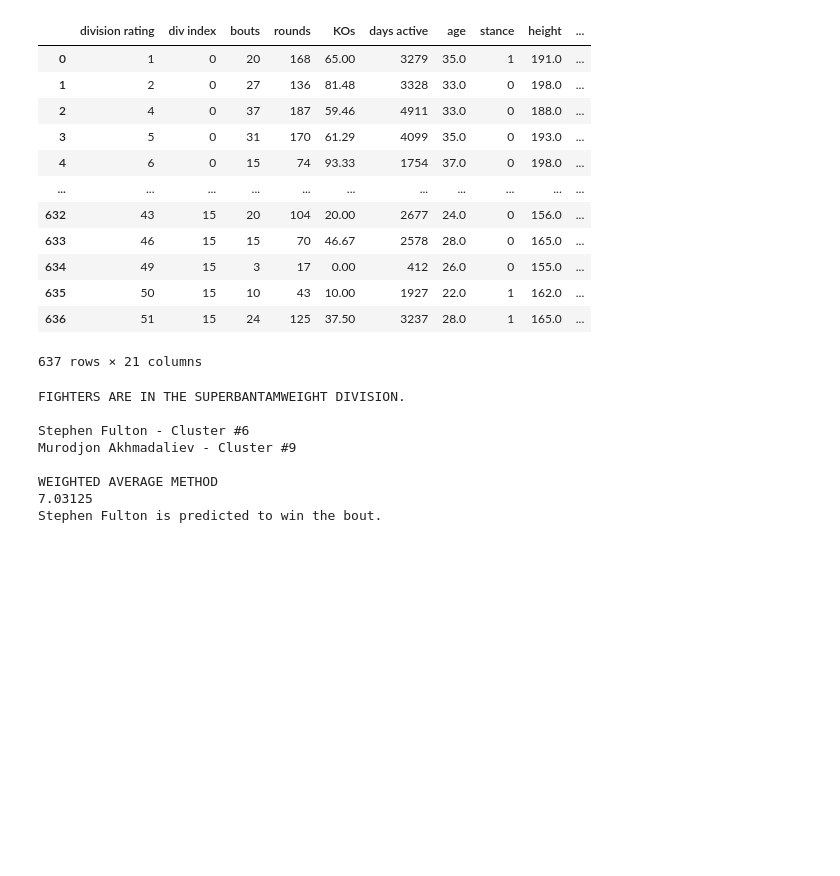
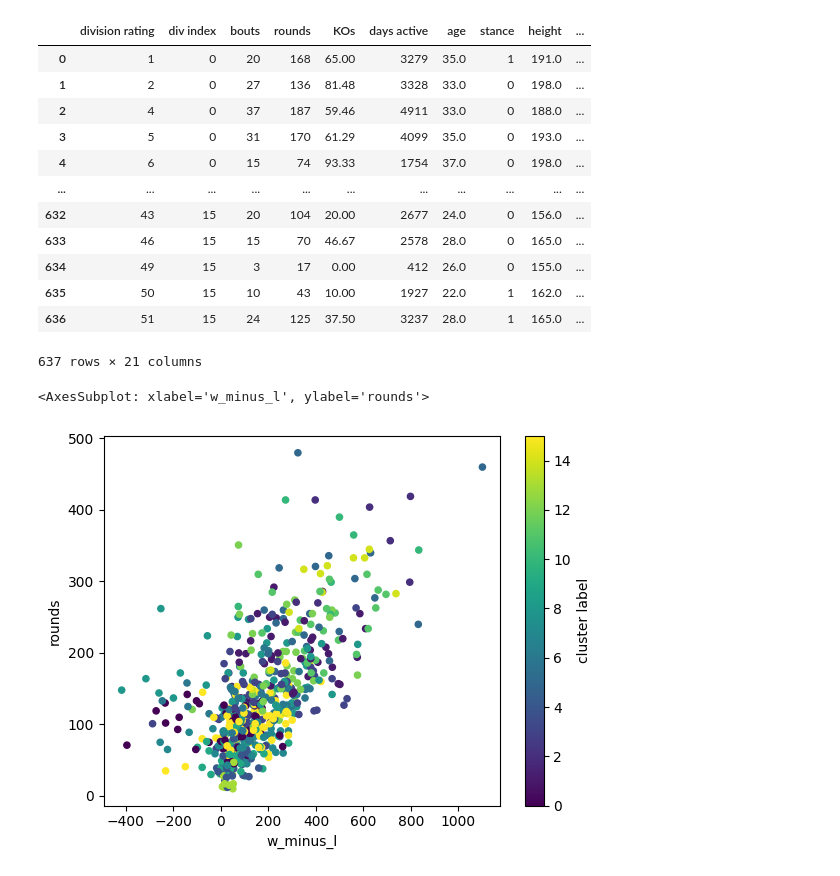
Before and after one commit to smbalf/boxrec-analysis, a Jupyter notebook: main_analysis.ipynb, the cells around one changed output. Saved outputs shown, nothing was run; the diff lists cells and outputs as text; code cells hidden in the pictures; blank space fills up the shorter version.

```diff
--- a/main_analysis.ipynb
+++ b/main_analysis.ipynb
@@ -63,14 +75,3 @@ average_by_division
-# %%
-plt.figure(figsize=(16, 8), dpi=120)
-
-for x in average_by_division:
-    plt.plot(average_by_division[x], label=x)
-
-plt.title('Average of column values by Division')
-plt.xlabel('div index - 0=heavyweight, 15=minimumweight')
-plt.ylabel('Average value')
-plt.legend()
-plt.show()
 # %%
 fig, ax = plt.subplots()
 
@@ -362,3 +469,8 @@ clustered_df['cluster label'] = cluster_labels
+# %%
+clustered_df.plot.scatter(x='w_minus_l', y='rounds', c='cluster label', colormap='viridis')
+# %% [output]
+<AxesSubplot: xlabel='w_minus_l', ylabel='rounds'>
+[figure, added]
 # %%
 division_index = 10
 boxer_x_rating = 1
@@ -394,22 +518,0 @@ else:
-# %%
-print(f'FIGHTERS ARE IN THE {div_list[division_index].upper()}WEIGHT DIVISION.\n')
-print(f'{clean_ds.name[boxer_x_index]} - Cluster #{boxer_x_cluster}')
-print(f'{clean_ds.name[boxer_y_index]} - Cluster #{boxer_y_cluster}\n')
-
-print('WEIGHTED AVERAGE METHOD')
-print(weighted_average)
-if weighted_average >= 2.5:
-  print(f'{clean_ds.name[boxer_x_index]} is predicted to win the bout.')
-elif weighted_average < 2.5:
-  print(f'{clean_ds.name[boxer_y_index]} is predicted to win the bout.')
-else:
-  print("The outcome of the bout is uncertain.")
-# %% [output]
-FIGHTERS ARE IN THE SUPERBANTAMWEIGHT DIVISION.
-
-Stephen Fulton - Cluster #6
-Murodjon Akhmadaliev - Cluster #9
-
-WEIGHTED AVERAGE METHOD
-7.03125
-Stephen Fulton is predicted to win the bout.
```
Also changed, not shown: parts of 24 cells of this notebook.
